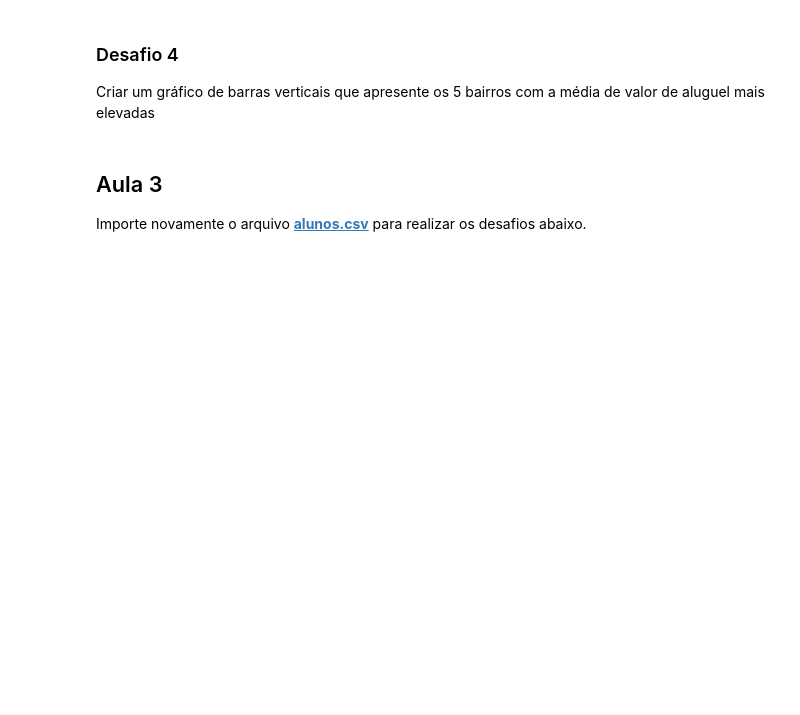
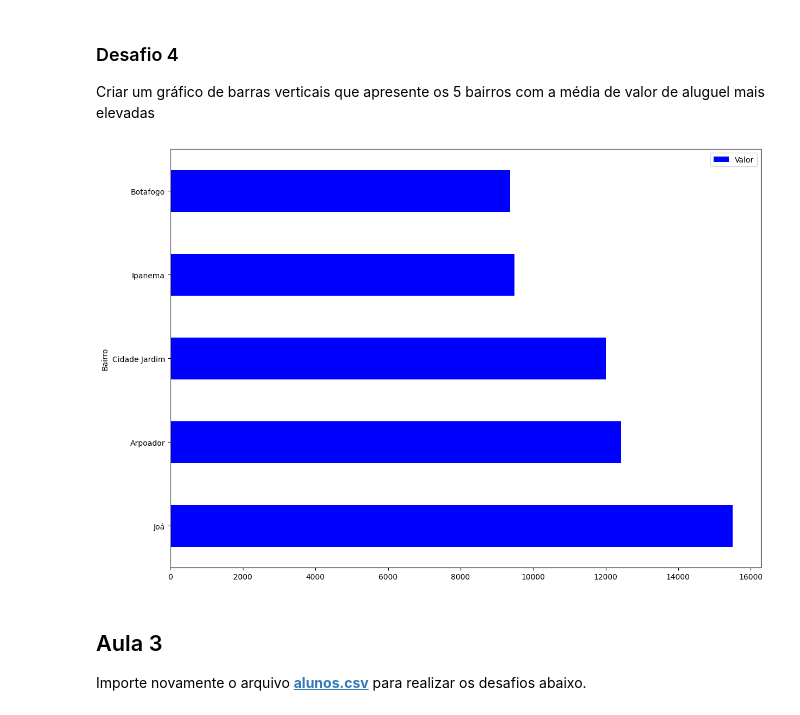
Before and after one commit to orlandojsjunior/Python_para_Data_Science-pandas_conhecendo_a_biblioteca, a Jupyter notebook: desafios.ipynb, the cells around one changed output. Saved outputs shown, nothing was run; the diff lists cells and outputs as text; code cells hidden in the pictures; blank space fills up the shorter version.

```diff
--- a/desafios.ipynb
+++ b/desafios.ipynb
@@ -149,8 +149,8 @@ Para os desafios dessa aula, vamos utilizar a mesma base de dados que estamos ut
 import pandas as pd
 # %%
 # importando a base de dados
-url = 'https://raw.githubusercontent.com/alura-cursos/pandas-conhecendo-a-biblioteca/main/base-de-dados/aluguel.csv'
-dados = pd.read_csv(url, sep=';')
+URL = "https://raw.githubusercontent.com/orlandojsjunior/Pandas_conhecendo_a_biblioteca/main/Base%20de%20dados/aluguel.csv"
+dados = pd.read_csv(URL, sep=';')
 # %%
 imoveis_comerciais = ['Conjunto Comercial/Sala',
                       'Prédio Inteiro', 'Loja/Salão',
@@ -188,6 +218,12 @@ Analisar quais bairros possuem a média de valor de aluguel mais elevadas
 # %% [markdown]
 ### Desafio 4
 Criar um gráfico de barras verticais que apresente os 5 bairros com a média de valor de aluguel mais elevadas
+# %%
+df_bairros = df.groupby('Bairro')[['Valor']].mean().sort_values('Valor', ascending=False).head()
+# %%
+df_bairros.plot(kind='barh', figsize=(14,10), color='blue');
+# %% [output]
+[figure, added]
 # %% [markdown]
 ## Aula 3
 
```
Also changed, not shown: parts of 4 cells of this notebook.
